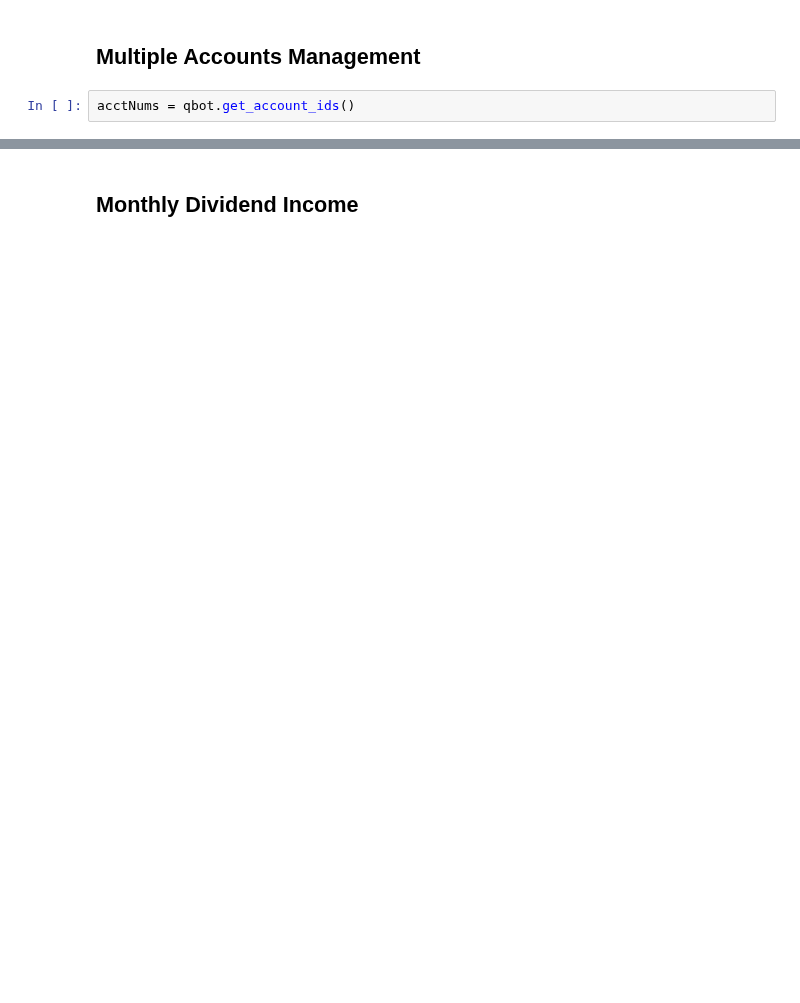
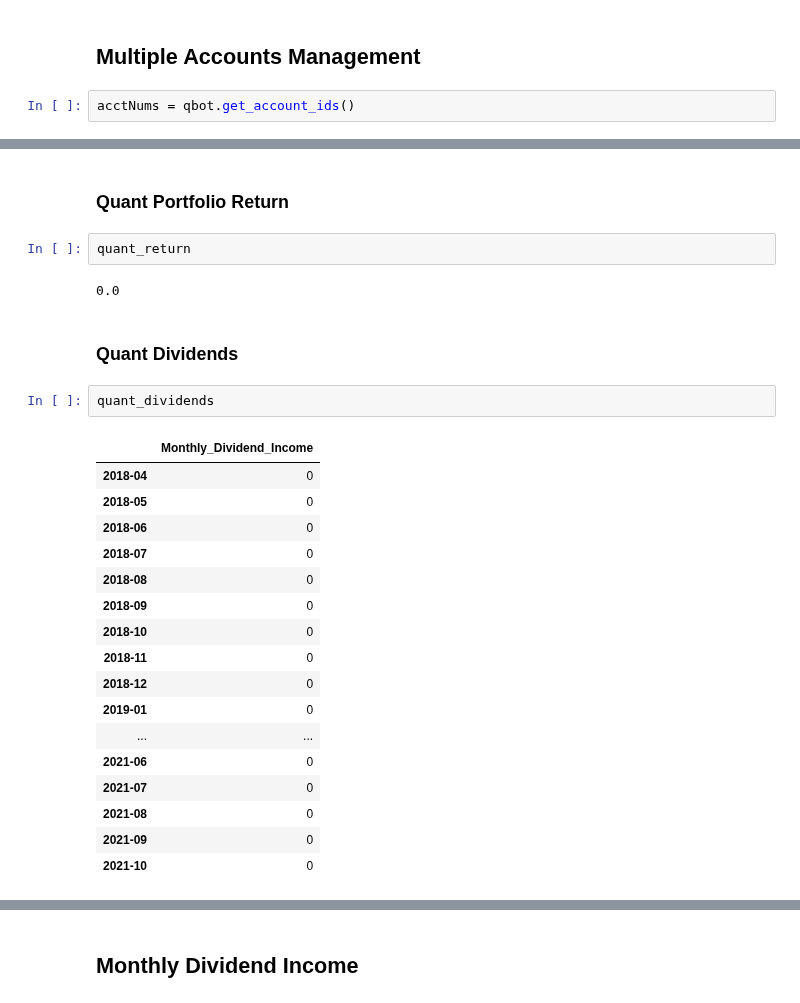
Before and after one commit to eshinhw/quant-portfolio-visualizer, a Jupyter notebook: Questrade Portfolio Performance Analysis.ipynb, the cells around one changed output, grey strips where cells are left out. Cells and saved outputs as stored; diff of their text form; blank space fills up the shorter version.

```diff
--- a/Questrade Portfolio Performance Analysis.ipynb
+++ b/Questrade Portfolio Performance Analysis.ipynb
@@ -59,0 +67,28 @@ portfolio['Portfolio (%)'].plot(kind='pie',
+# %% [markdown]
+### Quant Portfolio Return
+# %%
+quant_return
+# %% [output]
+0.0
+# %% [markdown]
+### Quant Dividends
+# %%
+quant_dividends
+# %% [output]
+|  | Monthly_Dividend_Income |
+| 2018-04 | 0 |
+| 2018-05 | 0 |
+| 2018-06 | 0 |
+| 2018-07 | 0 |
+| 2018-08 | 0 |
+| 2018-09 | 0 |
+| 2018-10 | 0 |
+| 2018-11 | 0 |
+| 2018-12 | 0 |
+| 2019-01 | 0 |
+| ... | ... |
+| 2021-06 | 0 |
+| 2021-07 | 0 |
+| 2021-08 | 0 |
+| 2021-09 | 0 |
+| 2021-10 | 0 |
```
Also changed, not shown: parts of 25 cells of this notebook, 1 other file.
